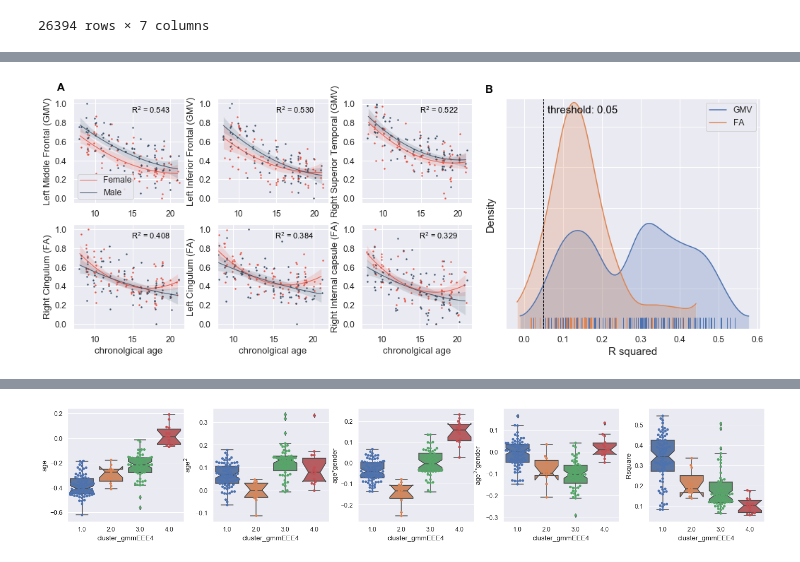
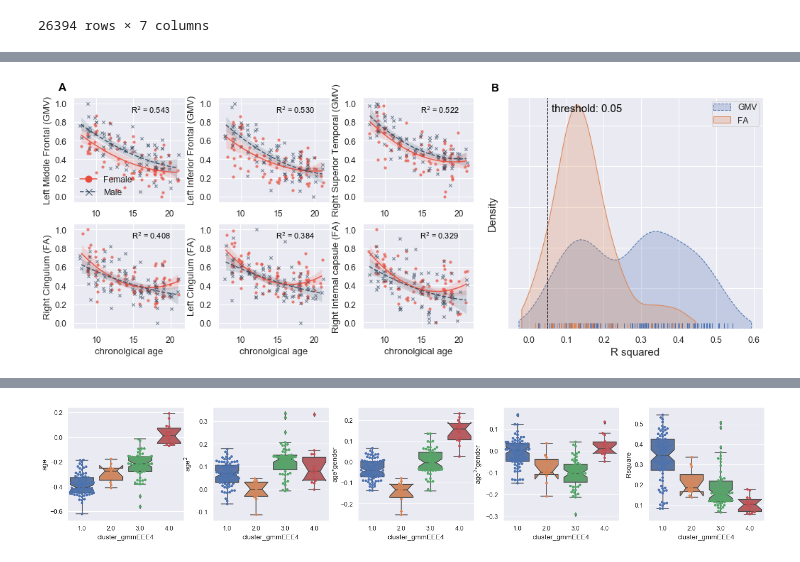
Before and after one commit to NxNiki/multidimensional_age_prediction, a Jupyter notebook: script03_plot_cluster-intercept.ipynb, the cells around one changed output, grey strips where cells are left out. Saved outputs shown, nothing was run; the diff lists cells and outputs as text; code cells hidden in the pictures.

Commit message:
black and white figure for Journal CC

```diff
--- a/script03_plot_cluster-intercept.ipynb
+++ b/script03_plot_cluster-intercept.ipynb
@@ -60,9 +63,9 @@ plot_mat = cluster_data_thresh.transpose().cov()
 
 print(plot_mat.max().max())
 
-sns.set_theme(style="white")
+# sns.set_theme(style="white")
 # Generate a mask for the upper triangle
-mask = np.triu(np.ones_like(corr, dtype=bool))
+mask = np.triu(np.ones_like(plot_mat, dtype=bool))
 
 # Set up the matplotlib figure
 f, ax = plt.subplots(figsize=(15, 15))
@@ -676,6 +763,7 @@ print(cluster_thresh['Rsquare'].mean(axis = 0))
 # %%
 # plot_data2
 # %%
+import matplotlib.lines as mlines
 
 # sex_color = sns.color_palette("husl")
 # sex_color = sns.color_palette("RdBu_r", 7)
@@ -718,25 +806,33 @@ for i_feature in top_feature:
     plot_datai = pd.concat([behav_feature[['SUBJID', 'age_at_cnb', 'Sex']], behav_feature[i_feature]], axis = 1)
     plot_datai.columns = ['SUBJID', 'chronolgical age', 'Sex', i_feature]
 
-    ax = sns.regplot(x='chronolgical age', y = i_feature,
-                    data = plot_datai[plot_datai['Sex']==-1], fit_reg=True,
-                    scatter_kws={'alpha':0.9, 's':2}, line_kws={'alpha':0.9, 'linewidth':1, 'label':'Female'},
-                    color = sex_color[3], x_jitter = .2, order = 2, ax = ax_list[i])
+    ax1 = sns.regplot(x='chronolgical age', y = i_feature,
+                     data = plot_datai[plot_datai['Sex']==-1], fit_reg=True,
+                     scatter_kws={'alpha':0.7, 's':14, 'linewidth':.3}, marker = 'o',
+                     line_kws={'alpha':0.9, 'linewidth':1.5, 'label':'Female'},
+                     color = sex_color[3], x_jitter = .2, order = 2, ax = ax_list[i])
 
-    ax = sns.regplot(x='chronolgical age', y = i_feature,
+    ax2 = sns.regplot(x='chronolgical age', y = i_feature,
                      data = plot_datai[plot_datai['Sex']==1], fit_reg=True,
-                     scatter_kws={'alpha':0.9, 's':2}, line_kws={'alpha':0.9, 'linewidth':1, 'label':'Male'},
+                     scatter_kws={'alpha':0.7, 's':18, 'linewidth':1}, marker = 'x',
+                     line_kws={'alpha':0.9, 'linewidth':1.5, 'label':'Male', 'lineStyle':'dashed'},
                      color = sex_color[4], x_jitter = .2, order = 2, ax = ax_list[i])
 
     label = "R$^2$ = %.3f" % r_squared[i]
-    ax.text(20, .9, label, horizontalalignment='right',
-            size='small', color='black', weight='normal')
+    ax_list[i].text(20, .9, label, horizontalalignment='right',
+                    size='small', color='black', weight='normal')
+    if i==1:
+        ## create custom legend for regplot:
+        female_line = mlines.Line2D([], [], color=sex_color[3], marker='o',
+                          markersize=9, label='Female')
+        male_line = mlines.Line2D([], [], color=sex_color[4], marker='x', lineStyle = 'dashed',
+                                  markersize=9, label='Male')
 
-    ax_list[0].legend(loc = 'lower left', borderpad=.2)
+        ax_list[0].legend(handles=[female_line, male_line],
+                          loc = 'lower left', borderpad=.2, frameon = False)
 
     if i<3:
-        ax.set_xlabel('')
-
+        ax_list[i].set_xlabel('')
     i+=1
 
 # rename the y label for GMV features:
@@ -752,43 +848,48 @@ ax_list[5].set_ylabel("Right Internal capsule (FA)")
 
 # density plot:
 current_palette = sns.color_palette()
-bandwitdh = .035
+bandwitdh = .95
 
-sns.kdeplot(cluster_data.loc[(cluster_data['modality']=='gmv'),'Rsquare'], bw=bandwitdh,
+sns.kdeplot(cluster_data.loc[(cluster_data['modality']=='gmv'), 'Rsquare'], bw_adjust=bandwitdh,
+            linestyle = "--", color = current_palette[0],
             label="GMV", shade=True, cut=1, ax = ax_list[-1])
-sns.rugplot(cluster_data.loc[(cluster_data['modality']=='gmv'),'Rsquare'], color = current_palette[0],
+
+sns.rugplot(cluster_data.loc[(cluster_data['modality']=='gmv'), 'Rsquare'], color = current_palette[0],
             ax = ax_list[-1])
 
 # sns.kdeplot(cluster_data.loc[(cluster_data['modality']=='label_fa')|(cluster_data['modality']=='tract_fa'),'Rsquare'], bw=bandwitdh,
 #             label="FA", shade=True, cut=1, ax = ax_list[-1])
 # sns.rugplot(cluster_data.loc[(cluster_data['modality']=='label_fa')|(cluster_data['modality']=='tract_fa'),'Rsquare'],
 #             color = current_palette[1], ax = ax_list[-1])
-sns.kdeplot(cluster_data.loc[(cluster_data['modality']!='gmv'),'Rsquare'], bw=bandwitdh,
+sns.kdeplot(cluster_data.loc[(cluster_data['modality']!='gmv'),'Rsquare'], bw_adjust=bandwitdh,
+            color = current_palette[1],
             label="FA", shade=True, cut=1, ax = ax_list[-1])
 sns.rugplot(cluster_data.loc[(cluster_data['modality']!='gmv'),'Rsquare'],
-            color = current_palette[1], ax = ax_list[-1])
+            color = current_palette[1],
+            ax = ax_list[-1])
 
 y_lim = 5.7
 ax_list[-1].set_ylim(0, y_lim)
 ax_list[-1].set_yticklabels('')
 
 # add vertical line for threshold:
 ax_list[-1].plot([R_thresh, R_thresh], [0, y_lim], linestyle = 'dashed', color = [0,0,0], linewidth=1)
 ax_list[-1].text(R_thresh+.01, y_lim-.35, "threshold: "+ str(R_thresh), horizontalalignment='left',
          size=15, color='black', weight='normal')
 
 ax_list[0].text(5, 1.14, "A", horizontalalignment='left',
          size=15, color='black', weight='bold')
 
 ax_list[-1].text(-.1, y_lim+.15, "B", horizontalalignment='left',
          size=15, color='black', weight='bold')
 
 ax_list[-1].set_xlabel("R squared", size = 15)
 ax_list[-1].set_ylabel("Density", size = 15)
+ax_list[-1].legend(loc = 'upper right', borderpad=.2)
 # ax_list[-1].set_title("Distribution of R$^2$ for all imaging features", size = 15)
-plt.savefig(output_dir+'/figure3_rsquared_density_thresh'+str(R_thresh) + '.png', dpi=300)
+plt.savefig(output_dir+'/figure3_rsquared_density_thresh' + str(R_thresh) + '.png', dpi=600)
 # %% [output]
-[figure, old version]
+[figure, new version]
 # %%
 top_feature
 # %% [output]
```
Also changed, not shown: parts of 8 cells of this notebook, 5 other files.
